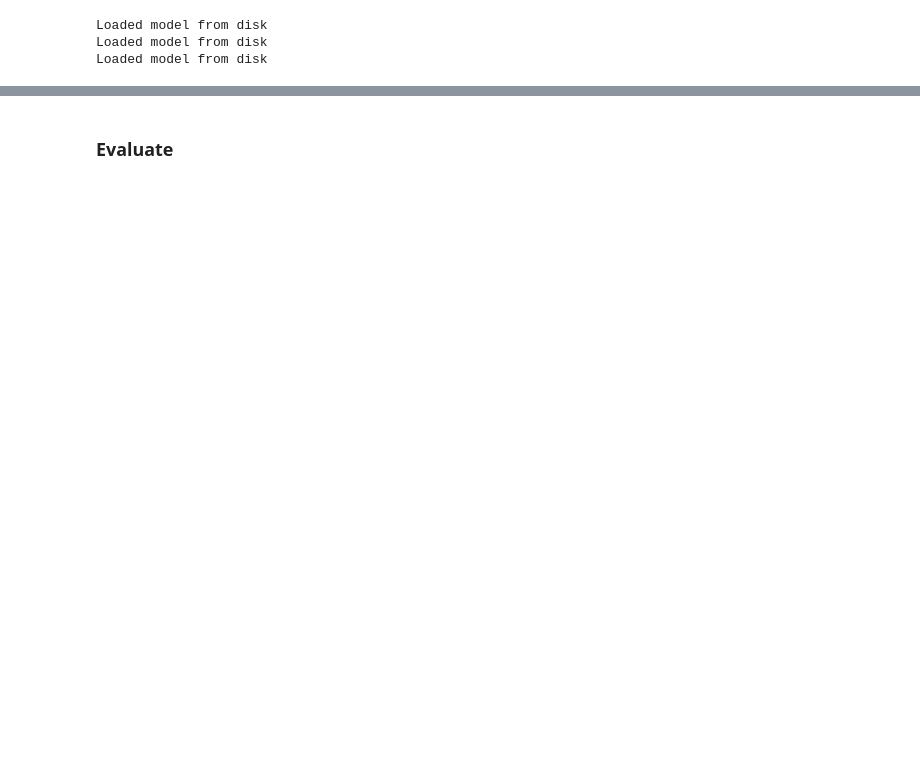
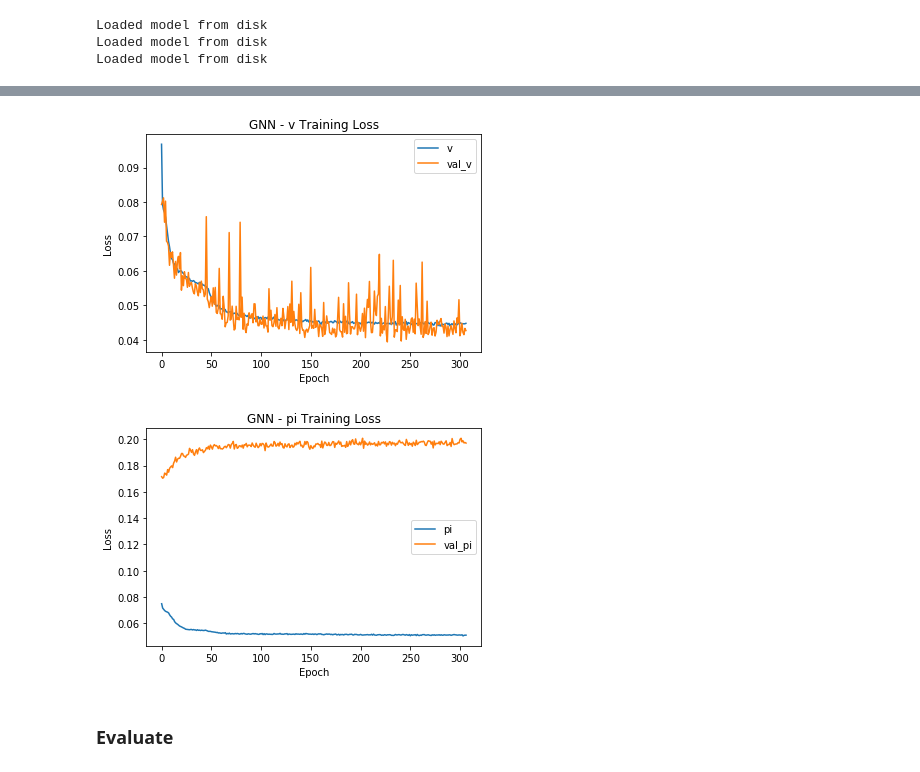
Before and after one commit to tzilkha/AlphaNP, a Jupyter notebook: PerfectPolicyTraining.ipynb, the cells around one changed output, grey strips where cells are left out. Drawn from its saved outputs; the diff is of its cells as text; code cells hidden in the pictures; blank space fills up the shorter version.

```diff
--- a/PerfectPolicyTraining.ipynb
+++ b/PerfectPolicyTraining.ipynb
@@ -196,3 +198,8 @@ plot_training(gnn_hist)
+# %%
+plot_training(gnn_losses, 'GNN')
+# %% [output]
+[figure, added]
+[figure, added]
 # %% [markdown]
 ### Evaluate
 # %%
```
Also changed, not shown: parts of 12 cells of this notebook.
